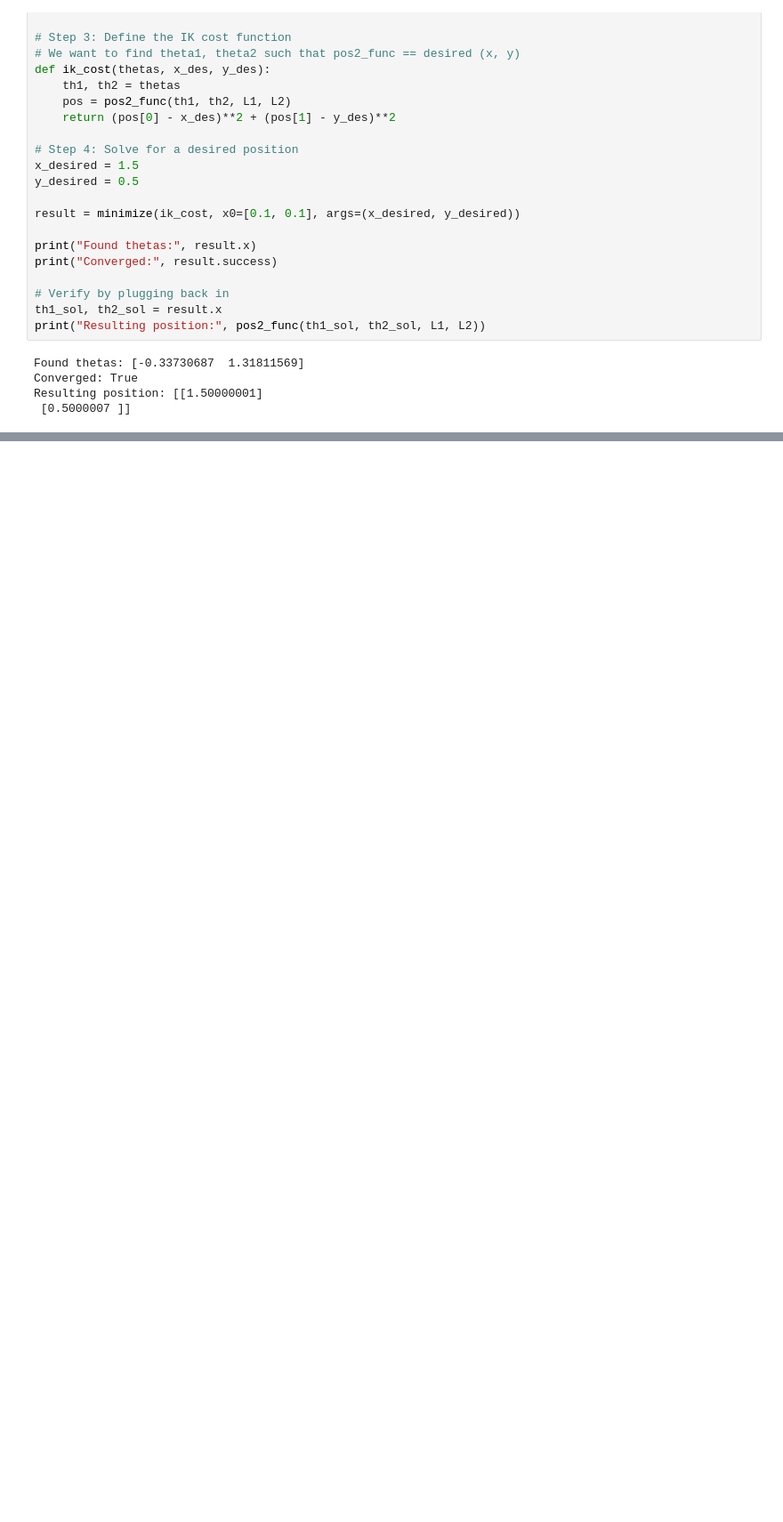
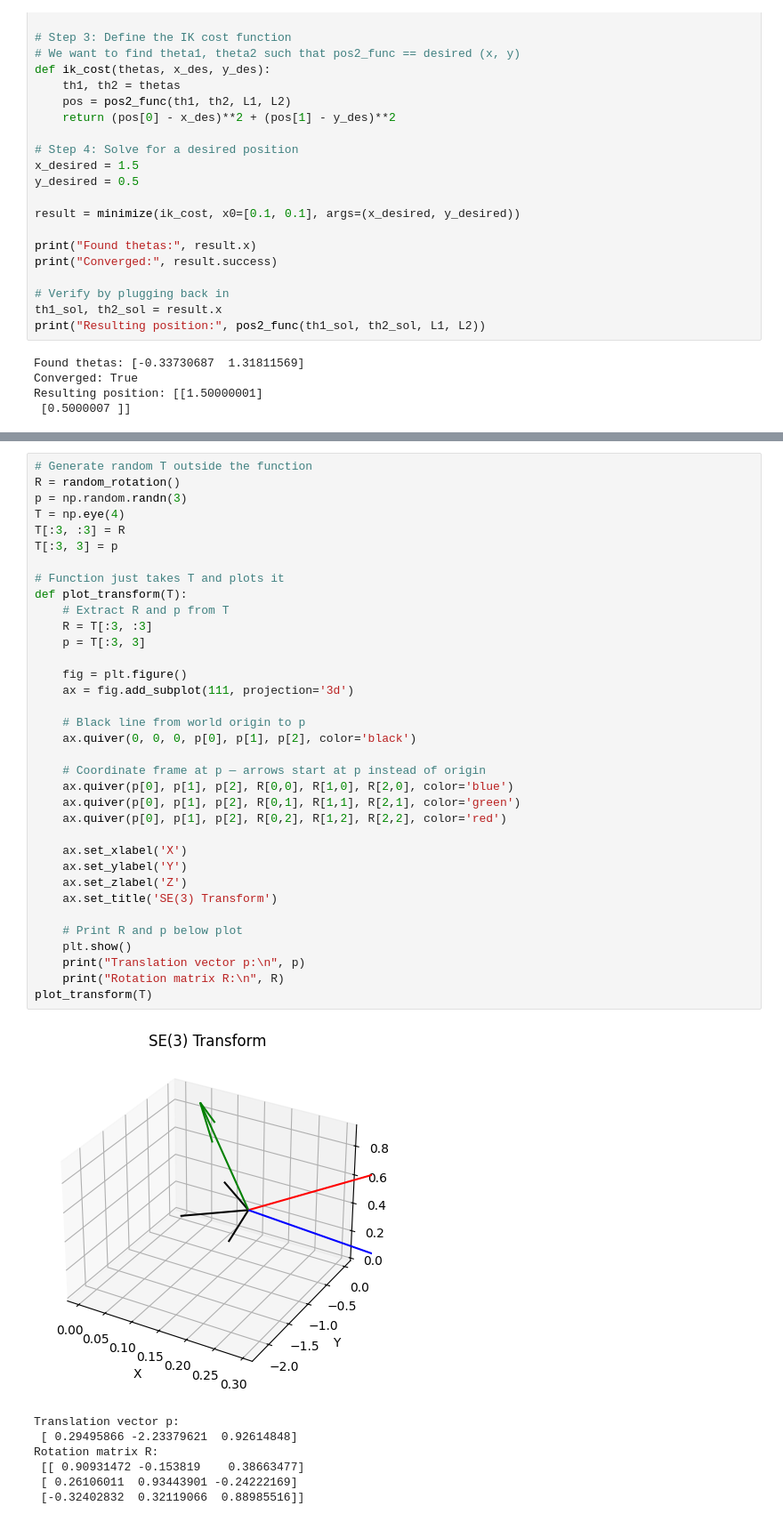
Before and after one commit to ryan-omori/MAE-269, a Jupyter notebook: HW1.ipynb, the cells around one changed output, grey strips where cells are left out. Shown at 89% size. Cells and saved outputs as stored; diff of their text form; blank space fills up the shorter version.

```diff
--- a/HW1.ipynb
+++ b/HW1.ipynb
@@ -193,0 +194,43 @@ plt.show()
+# %%
+# Generate random T outside the function
+R = random_rotation()
+p = np.random.randn(3)
+T = np.eye(4)
+T[:3, :3] = R
+T[:3, 3] = p
+
+# Function just takes T and plots it
+def plot_transform(T):
+    # Extract R and p from T
+    R = T[:3, :3]
+    p = T[:3, 3]
+
+    fig = plt.figure()
+    ax = fig.add_subplot(111, projection='3d')
+
+    # Black line from world origin to p
+    ax.quiver(0, 0, 0, p[0], p[1], p[2], color='black')
+
+    # Coordinate frame at p — arrows start at p instead of origin
+    ax.quiver(p[0], p[1], p[2], R[0,0], R[1,0], R[2,0], color='blue')
+    ax.quiver(p[0], p[1], p[2], R[0,1], R[1,1], R[2,1], color='green')
+    ax.quiver(p[0], p[1], p[2], R[0,2], R[1,2], R[2,2], color='red')
+
+    ax.set_xlabel('X')
+    ax.set_ylabel('Y')
+    ax.set_zlabel('Z')
+    ax.set_title('SE(3) Transform')
+
+    # Print R and p below plot
+    plt.show()
+    print("Translation vector p:\n", p)
+    print("Rotation matrix R:\n", R)
+plot_transform(T)
+# %% [output]
+[figure, added]
+Translation vector p:
+ [ 0.29495866 -2.23379621  0.92614848]
+Rotation matrix R:
+ [[ 0.90931472 -0.153819    0.38663477]
+ [ 0.26106011  0.93443901 -0.24222169]
+ [-0.32402832  0.32119066  0.88985516]]
```
Also changed, not shown: parts of 4 cells of this notebook.
